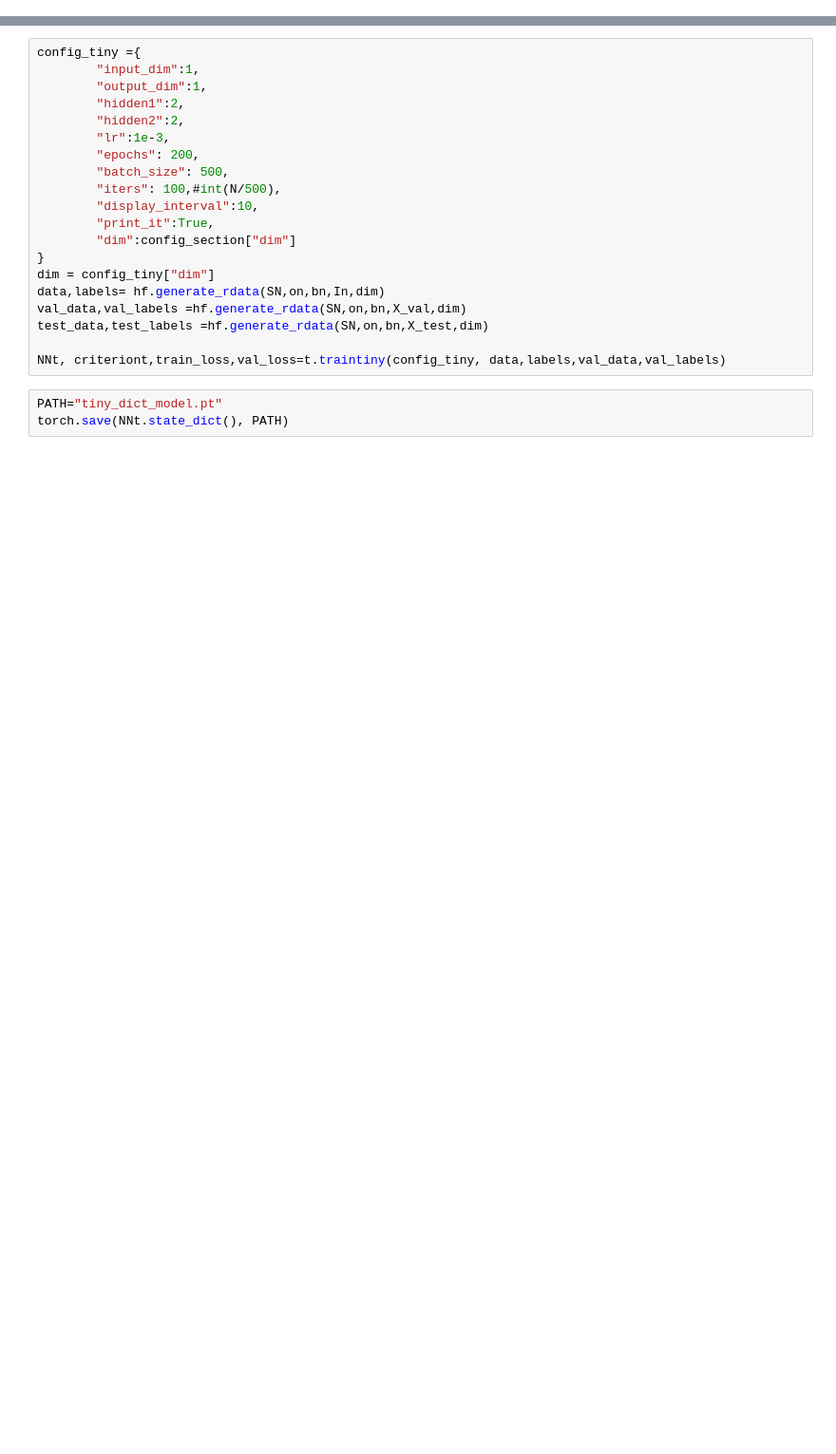
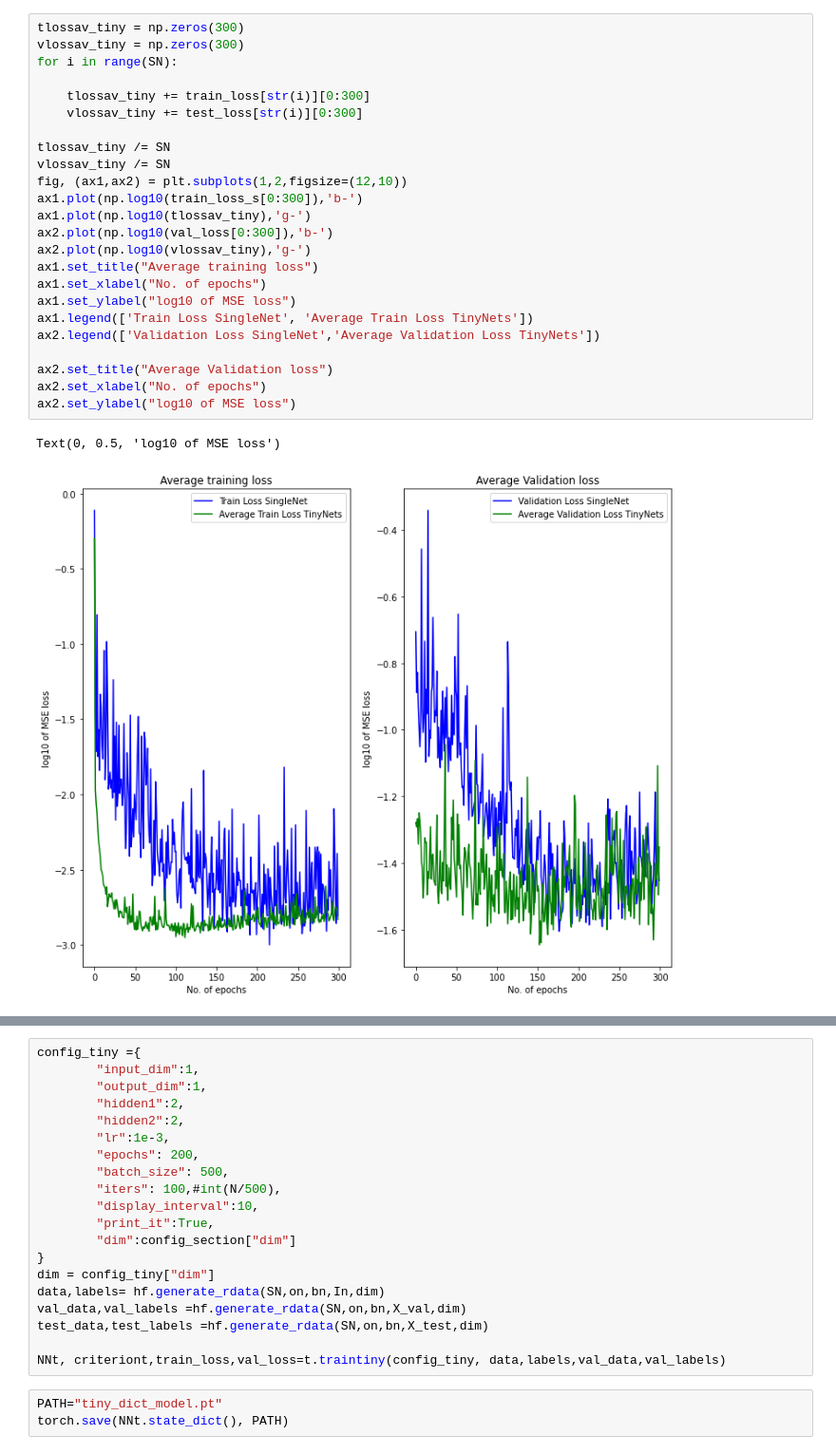
Before and after one commit to Maham-H/TinyNets, a Jupyter notebook: Mainfile.ipynb, the cells around one changed output, grey strips where cells are left out. Shown at 95% size. Saved outputs shown, nothing was run; the diff lists cells and outputs as text; blank space fills up the shorter version.

```diff
--- a/Mainfile.ipynb
+++ b/Mainfile.ipynb
@@ -180,0 +448,27 @@ for i in range(SN):
+# %%
+tlossav_tiny = np.zeros(300)
+vlossav_tiny = np.zeros(300)
+for i in range(SN):
+
+    tlossav_tiny += train_loss[str(i)][0:300]
+    vlossav_tiny += test_loss[str(i)][0:300]
+
+tlossav_tiny /= SN
+vlossav_tiny /= SN
+fig, (ax1,ax2) = plt.subplots(1,2,figsize=(12,10))
+ax1.plot(np.log10(train_loss_s[0:300]),'b-')
+ax1.plot(np.log10(tlossav_tiny),'g-')
+ax2.plot(np.log10(val_loss[0:300]),'b-')
+ax2.plot(np.log10(vlossav_tiny),'g-')
+ax1.set_title("Average training loss")
+ax1.set_xlabel("No. of epochs")
+ax1.set_ylabel("log10 of MSE loss")
+ax1.legend(['Train Loss SingleNet', 'Average Train Loss TinyNets'])
+ax2.legend(['Validation Loss SingleNet','Average Validation Loss TinyNets'])
+
+ax2.set_title("Average Validation loss")
+ax2.set_xlabel("No. of epochs")
+ax2.set_ylabel("log10 of MSE loss")
+# %% [output]
+Text(0, 0.5, 'log10 of MSE loss')
+[figure, added]
```
Also changed, not shown: parts of 21 cells of this notebook.
